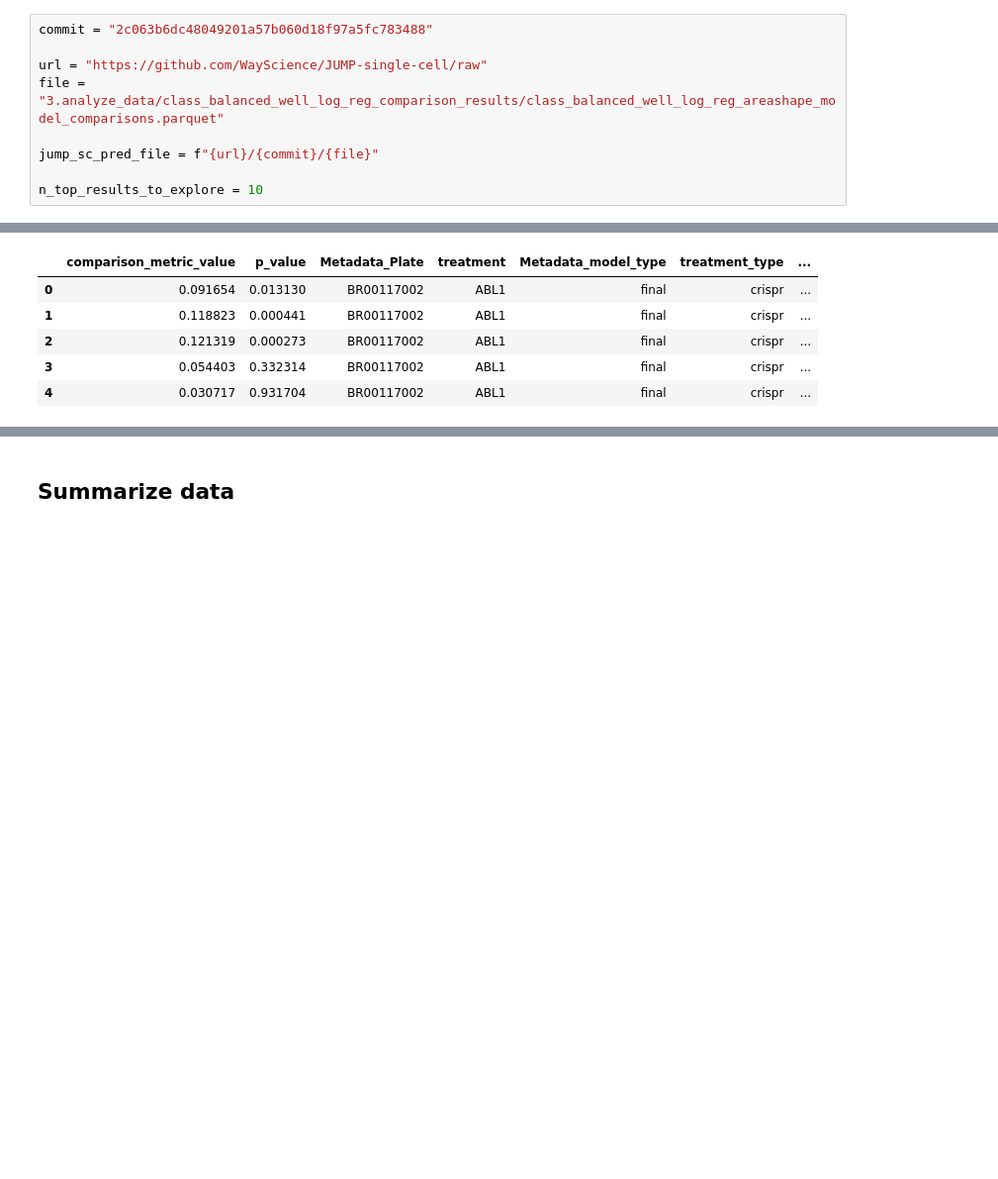
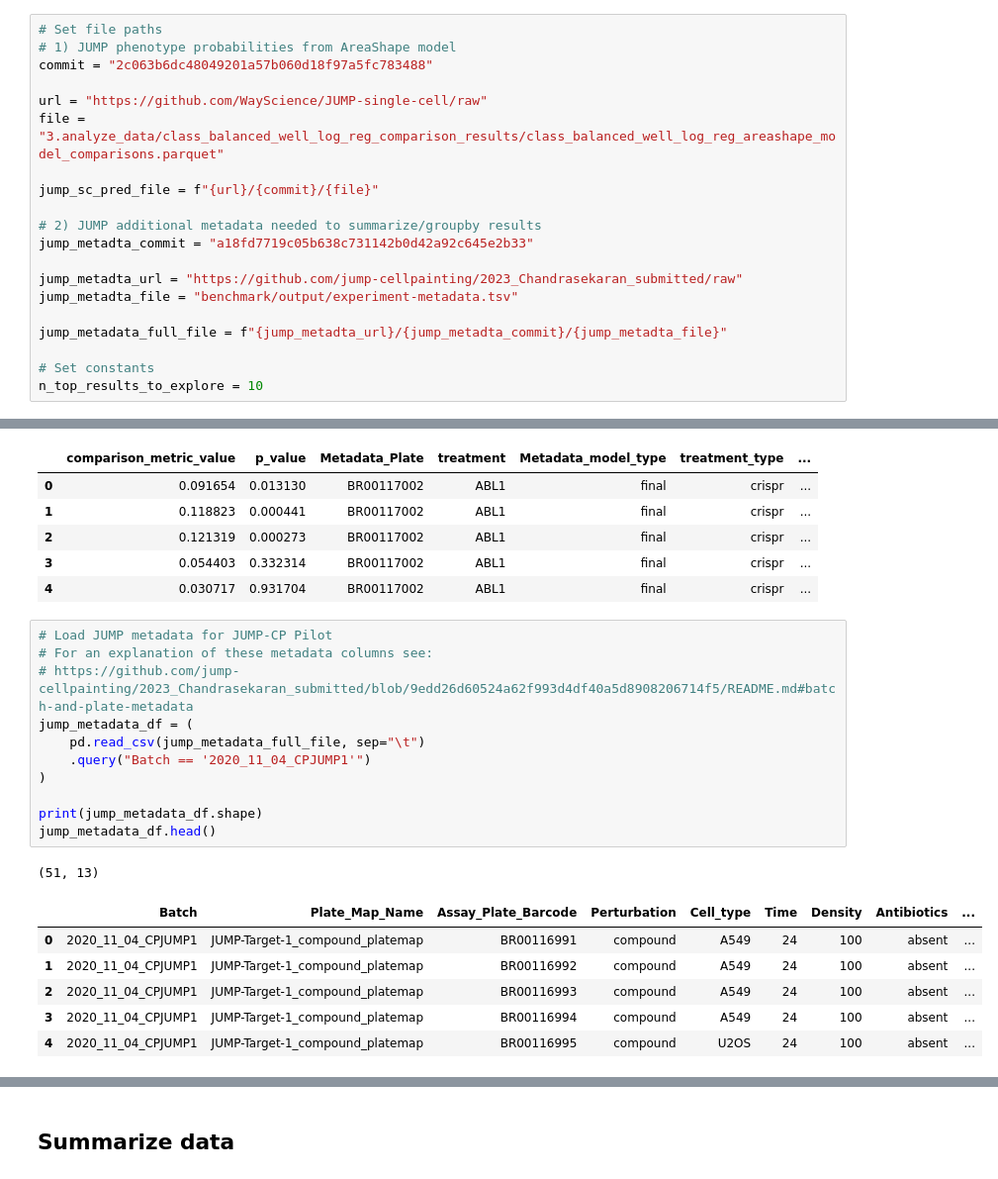
Before and after one commit to WayScience/phenotypic_profiling, a Jupyter notebook: 3.evaluate_model/process_jump_phenotype_profiles.ipynb, the cells around one changed output, grey strips where cells are left out. Shown at 99% size. Cells and saved outputs as stored; diff of their text form; blank space fills up the shorter version.

```diff
--- a/3.evaluate_model/process_jump_phenotype_profiles.ipynb
+++ b/3.evaluate_model/process_jump_phenotype_profiles.ipynb
@@ -18,6 +18,8 @@ This wide format represents a "phenotypic profile" which we can use similarly as
 import pathlib
 import pandas as pd
 # %%
+# Set file paths
+# 1) JUMP phenotype probabilities from AreaShape model
 commit = "2c063b6dc48049201a57b060d18f97a5fc783488"
 
 url = "https://github.com/WayScience/JUMP-single-cell/raw"
@@ -25,6 +27,15 @@ file = "3.analyze_data/class_balanced_well_log_reg_comparison_results/class_bala
 
 jump_sc_pred_file = f"{url}/{commit}/{file}"
 
+# 2) JUMP additional metadata needed to summarize/groupby results
+jump_metadta_commit = "a18fd7719c05b638c731142b0d42a92c645e2b33"
+
+jump_metadta_url = "https://github.com/jump-cellpainting/2023_Chandrasekaran_submitted/raw"
+jump_metadta_file = "benchmark/output/experiment-metadata.tsv"
+
+jump_metadata_full_file = f"{jump_metadta_url}/{jump_metadta_commit}/{jump_metadta_file}"
+
+# Set constants
 n_top_results_to_explore = 10
 # %%
 # Set output files
@@ -50,3 +63,22 @@ jump_pred_df.head()
 | 2 | 0.121319 | 0.000273 | BR00117002 | ABL1 | final | crispr | ... |
 | 3 | 0.054403 | 0.332314 | BR00117002 | ABL1 | final | crispr | ... |
 | 4 | 0.030717 | 0.931704 | BR00117002 | ABL1 | final | crispr | ... |
+# %%
+# Load JUMP metadata for JUMP-CP Pilot
+# For an explanation of these metadata columns see:
+# https://github.com/jump-cellpainting/2023_Chandrasekaran_submitted/blob/9edd26d60524a62f993d4df40a5d8908206714f5/README.md#batch-and-plate-metadata
+jump_metadata_df = (
+    pd.read_csv(jump_metadata_full_file, sep="\t")
+    .query("Batch == '2020_11_04_CPJUMP1'")
+)
+
+print(jump_metadata_df.shape)
+jump_metadata_df.head()
+# %% [output]
+(51, 13)
+|  | Batch | Plate_Map_Name | Assay_Plate_Barcode | Perturbation | Cell_type | Time | Density | Antibiotics | ... |
+| 0 | 2020_11_04_CPJUMP1 | JUMP-Target-1_compound_platemap | BR00116991 | compound | A549 | 24 | 100 | absent | ... |
+| 1 | 2020_11_04_CPJUMP1 | JUMP-Target-1_compound_platemap | BR00116992 | compound | A549 | 24 | 100 | absent | ... |
+| 2 | 2020_11_04_CPJUMP1 | JUMP-Target-1_compound_platemap | BR00116993 | compound | A549 | 24 | 100 | absent | ... |
+| 3 | 2020_11_04_CPJUMP1 | JUMP-Target-1_compound_platemap | BR00116994 | compound | A549 | 24 | 100 | absent | ... |
+| 4 | 2020_11_04_CPJUMP1 | JUMP-Target-1_compound_platemap | BR00116995 | compound | U2OS | 24 | 100 | absent | ... |
```
Also changed, not shown: parts of 5 cells of this notebook, 1 other file.
